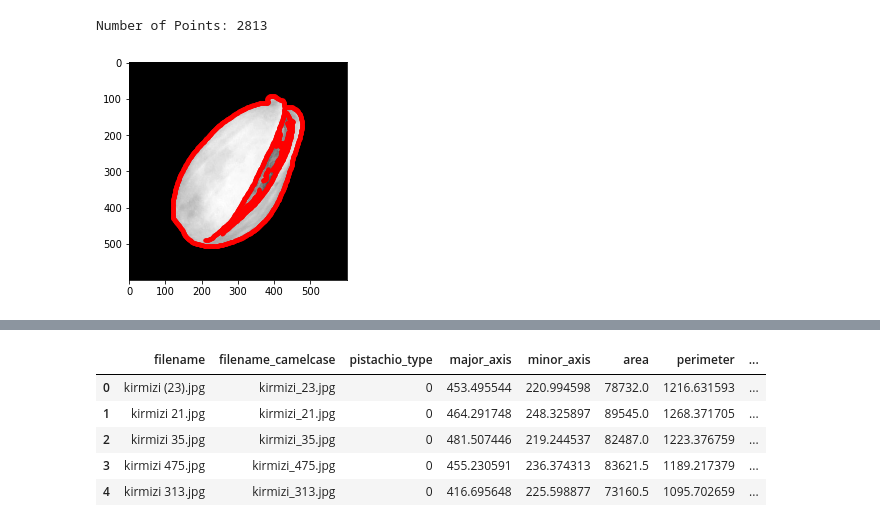
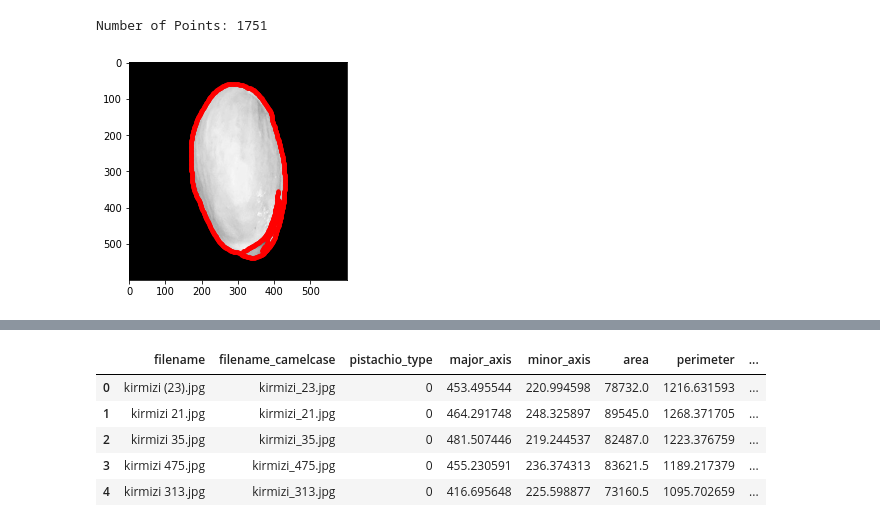
Before and after one commit to bkbormes1/ML_image_feature_processing, a Jupyter notebook: albert_initial.ipynb, the cells around one changed output, grey strips where cells are left out. Cells and saved outputs as stored; diff of their text form; code cells hidden in the pictures.

```diff
--- a/albert_initial.ipynb
+++ b/albert_initial.ipynb
@@ -11,25 +12,27 @@ from skimage.color import rgb2gray
 # %%
-rgb_im = plt.imread("Siirt_Pistachio/siirt (1).jpg")
+og_im = plt.imread("Siirt_Pistachio/siirt (9).jpg")
+rgb_im = np.array(og_im)
+hsv_im = cv2.cvtColor(rgb_im, cv2.COLOR_RGB2HSV)
 im = rgb2gray(rgb_im)
 edgeIm = skimage.feature.canny(im, sigma=3)
 cord = np.argwhere(edgeIm)
 
 ## convert the indexes to x-y cordinates
 # TODO noOfPoints = ??
 noOfPoints = cord.shape[0]
 
 # get X and Y through vectorized index access instead of for loop
 X = cord[:, 1]
 Y = cord[:, 0]
 
 # Print the number of points
 print(f'Number of Points: {noOfPoints}')
 
 # display the image and plot the edge coordinates
 ## display the image
 plt.imshow(im, cmap="gray")
 plt.plot(X, Y, 'r.')
 plt.show()
 # %% [output]
-Number of Points: 2813
+Number of Points: 1751
-[figure, old version]
+[figure, new version]
```
Also changed, not shown: parts of 26 cells of this notebook, 1 other file.
